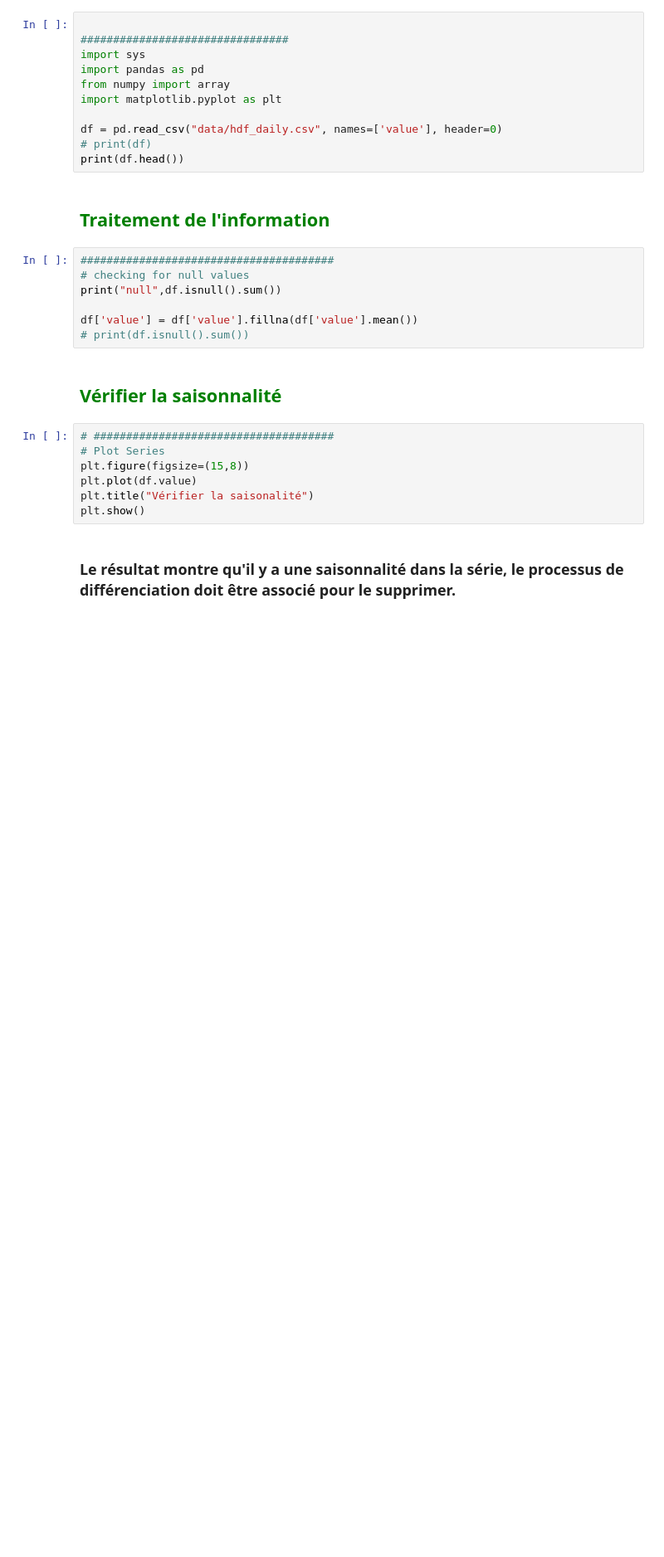
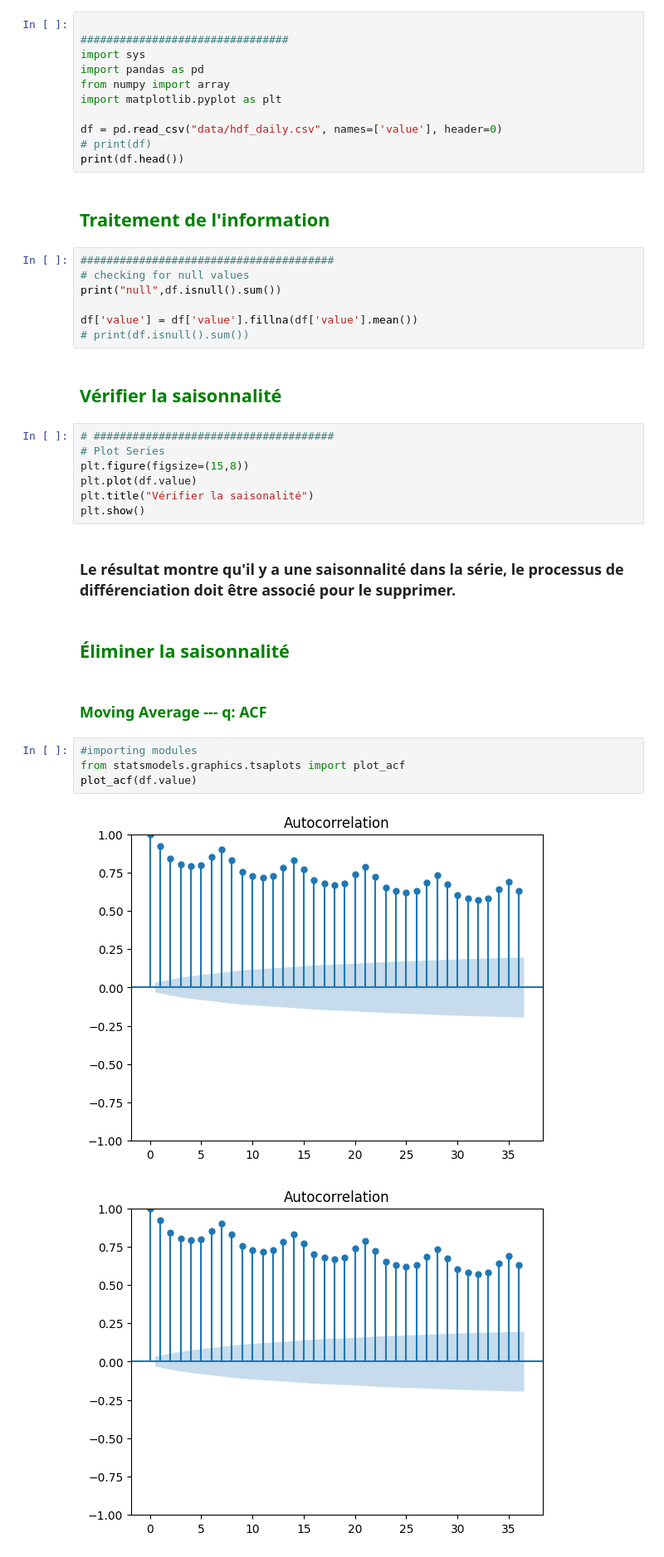
Before and after one commit to RolaMmss/Time-Series_consommation-d-electricite-HDF, a Jupyter notebook: Modeling.ipynb, the cells around one changed output. Shown at 83% size. Drawn from its saved outputs; the diff is of its cells as text; blank space fills up the shorter version.

Commit message:
éliminer la saisonalité

```diff
--- a/Modeling.ipynb
+++ b/Modeling.ipynb
@@ -31,3 +31,14 @@ plt.title("Vérifier la saisonalité")
 plt.show()
 # %% [markdown]
 ### Le résultat montre qu'il y a une saisonnalité dans la série, le processus de différenciation doit être associé pour le supprimer.
+# %% [markdown]
+##  <font color="green"> Éliminer la saisonnalité </font>
+# %% [markdown]
+###  <font color="green"> Moving Average --- q: ACF </font>
+# %%
+#importing modules
+from statsmodels.graphics.tsaplots import plot_acf
+plot_acf(df.value)
+# %% [output]
+[figure, added]
+[figure, added]
```
Also changed, not shown: parts of 2 cells of this notebook.
